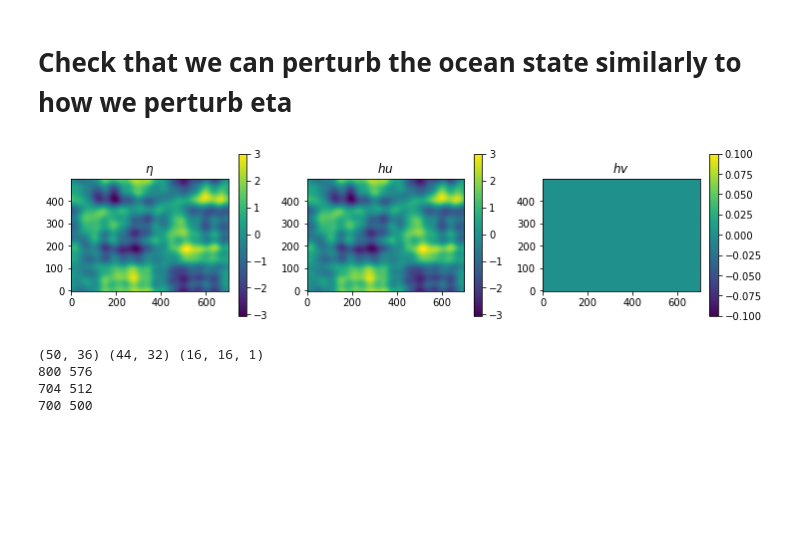
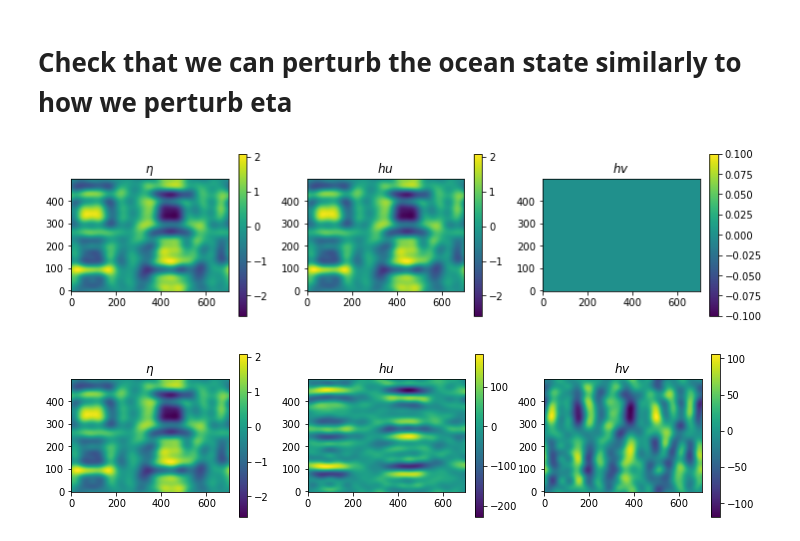
Before and after one commit to havahol/miscGPUOcean, a Jupyter notebook: multilevel/kl-model-error-class.ipynb, the cells around one changed output. Drawn from its saved outputs; the diff is of its cells as text; code cells hidden in the pictures; blank space fills up the shorter version.

```diff
--- a/multilevel/kl-model-error-class.ipynb
+++ b/multilevel/kl-model-error-class.ipynb
@@ -268,33 +272,29 @@ imshow3(eta, host_eta[2:-2, 2:-2], eta - host_eta[2:-2, 2:-2])
 # %%
 reload(ModelErrorKL)
 
 sim1 = make_sim(model_error_args)
 sim2 = make_sim(model_error_args)
 
 roll_x_sin=np.random.rand()
 roll_x_cos=np.random.rand()
 roll_y_sin=np.random.rand()
 roll_y_cos=np.random.rand()
 
 
 fine_mekl = ModelErrorKL.ModelErrorKL(**model_error_args)
 
 fine_mekl.perturbEtaSim(sim1, roll_x_sin=roll_x_sin, roll_x_cos=roll_x_cos, roll_y_sin=roll_y_sin, roll_y_cos=roll_y_cos)
 fine_mekl.perturbSim(sim2, update_random_field=False, roll_x_sin=roll_x_sin, roll_x_cos=roll_x_cos, roll_y_sin=roll_y_sin, roll_y_cos=roll_y_cos)
+
+eta1, hu1, hv1 = sim1.download()
+eta2, hu2, hv2 = sim2.download()
+
+imshow3(eta1, eta2, eta1-eta2)
+imshowSim(sim2)
+
+# fig = plt.figure(figsize=(14,10))
+# plt.imshow(hu2[200:-200,300:-300], origin='lower')
+# plt.colorbar()
+# %% [output]
+[figure, added]
+[figure, added]
-# %%
-eta1, _, _ = sim1.download()
-eta2, _, _ = sim2.download()
-
-imshow3(eta1, eta2, eta1-eta2)
-# %% [output]
-[figure, removed]
-# %%
-print(fine_mekl.global_size_KL, fine_mekl.global_size_KL_eta, fine_mekl.local_size)
-print(50*16, 36*16)
-print(44*16, 32*16)
-print(fine_mekl.nx, fine_mekl.ny)
-# %% [output]
-(50, 36) (44, 32) (16, 16, 1)
-800 576
-704 512
-700 500
```
Also changed, not shown: parts of 16 cells of this notebook.
